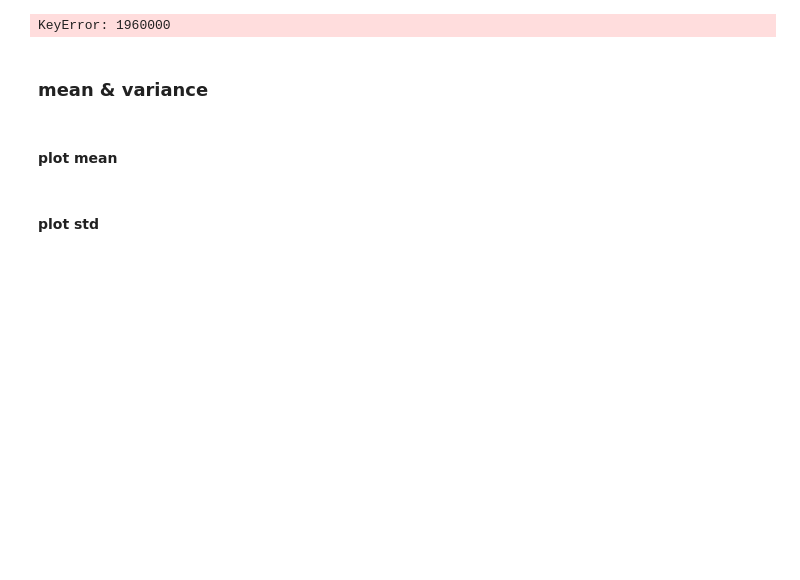
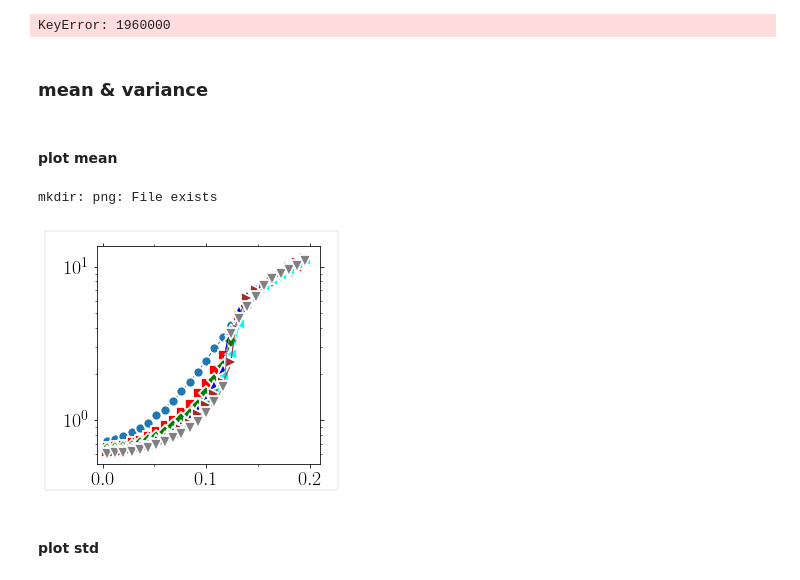
Before and after one commit to kkarimi62/glassDeformation, a Jupyter notebook: python/analyzePlasticity.ipynb, the cells around one changed output. Drawn from its saved outputs; the diff is of its cells as text; code cells hidden in the pictures; blank space fills up the shorter version.

```diff
--- a/python/analyzePlasticity.ipynb
+++ b/python/analyzePlasticity.ipynb
@@ -2037,15 +2037,18 @@ def main():
         return
 
     !mkdir png
+
+    glass = 'Co5Cr2Fe40Mn27Ni26 CoNiCrFe CoNiCrFeMn CoNiFe'.split()[2]
+
     #--- temp object
     temp = Temperature(
         [0,1,2,3,4,5,9],[list(range(3))]*10,
-#        [9],[list(range(3))]*10,
+#        [9],[[0,1,2]]*10,
 #         verbose = True,
                      )
     #
     #--- parse data
-    temp.Parse( list(map(lambda x:'shear/glassCo5Cr2Fe40Mn27Ni26/age%s/Run%s/D2minAnl/d2min_gamma.txt'%(x[0],x[1]),
+    temp.Parse( list(map(lambda x:'dmin/glass%s/age%s/Run%s/D2minAnl/d2min_gamma.txt'%(glass,x[0],x[1]),
                         temp.temps_runs )),
                skip_rows=1,
              )
@@ -2060,35 +2063,38 @@ def main():
     #
     legend=Legends()
     legend.Set(fontsize=16,
                bbox_to_anchor=(.5,0.1,0.5,0.5),
               )
     ax = utl.PltErr(None,None,Plot=False,attrs={})
     xdata_column=0;ydata_column=1
     for age, indx in zip(temp.temps,range(len(temp.temps))):
         xdata = temp.data_averaged[age][:,xdata_column]
         ydata = temp.data_averaged[age][:,ydata_column]
         yerr  = temp.data_averaged[age][:,2]
         utl.PltErr(xdata,ydata,#yerr=yerr,
                   attrs=symbols.GetAttrs(count=indx%7,nevery=4,label=r'$%d$'%(age*factor),linewidth=1),
                    ax=ax,
                    Plot=False,
                   )
 
     utl.PltErr(None,None, attrs={},
 #                xstr=r'$\gamma_{xy}$',
 #                ystr=r'$\sigma_{xy}$(Gpa)',
                ax=ax,
-               legend=legend.Get(),
-               title = 'png/d2min_strain_age.png',
+#                legend=legend.Get(),
+               title = 'png/d2min_strain_age_%s.png'%glass.lower(),
                Plot=False,
 #               ylim=(0.1,1e2),
                yscale='log',
               DrawFrame=DRAW_FRAME,
               )
 
     return temp
 
 temp = main()
+# %% [output]
+mkdir: png: File exists
+[figure, added]
 # %% [markdown]
 #### plot std
 # %%
```
Also changed, not shown: parts of 1 cell of this notebook, 1 other file.
